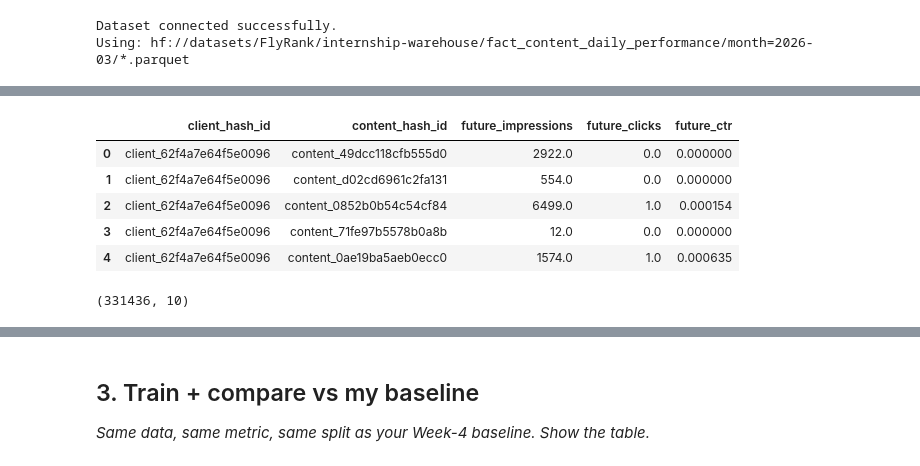
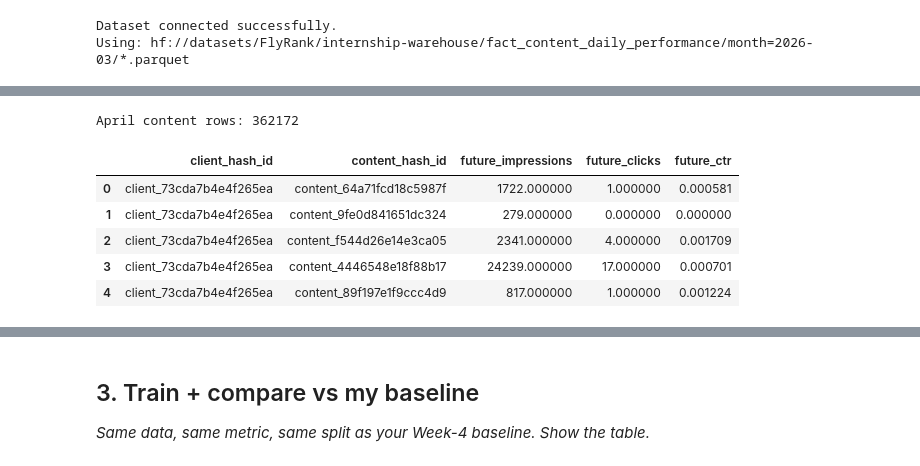
Before and after one commit to AliAlmasri7/FlyRank-ML, a Jupyter notebook: work/notebooks/w05_model.ipynb, the cells around one changed output, grey strips where cells are left out. Drawn from its saved outputs; the diff is of its cells as text; code cells hidden in the pictures.

```diff
--- a/work/notebooks/w05_model.ipynb
+++ b/work/notebooks/w05_model.ipynb
@@ -48,13 +24,26 @@ Likewise, future April performance variables must not be used as input features.
 # %%
+import os
+from pathlib import Path
+
 import duckdb
+import pandas as pd
 import numpy as np
-import pandas as pd
+import matplotlib.pyplot as plt
+
+from dotenv import load_dotenv
 
 from sklearn.ensemble import RandomForestRegressor
-from sklearn.metrics import mean_absolute_error, mean_squared_error, r2_score
+from sklearn.model_selection import train_test_split
+from sklearn.metrics import (
+    mean_absolute_error,
+    mean_squared_error,
+    r2_score
+)
+
 from scipy.stats import spearmanr
 
-import matplotlib.pyplot as plt
+pd.set_option("display.max_columns", 100)
+pd.set_option("display.float_format", lambda x: f"{x:.6f}")
 # %% [markdown]
 ### Data source
 
@@ -158,39 +199,35 @@ march_df.head()
 # %%
+april_path = (
+    f"{rel}/fact_content_daily_performance/"
+    f"month=2026-04/*.parquet"
+)
+
 april_df = con.sql(f"""
 SELECT
     client_hash_id,
     content_hash_id,
     SUM(gsc_impressions) AS future_impressions,
     SUM(gsc_clicks) AS future_clicks
-FROM read_parquet(
-    '{rel}/fact_content_daily_performance/month=2026-04/*.parquet'
-)
+FROM read_parquet('{april_path}')
 GROUP BY
     client_hash_id,
     content_hash_id
 """).df()
 
 april_df["future_ctr"] = (
     april_df["future_clicks"]
     / april_df["future_impressions"].replace(0, np.nan)
 )
 
+print("April content rows:", len(april_df))
+
 april_df.head()
 # %% [output]
+April content rows: 362172
 |  | client_hash_id | content_hash_id | future_impressions | future_clicks | future_ctr |
-| 0 | client_62f4a7e64f5e0096 | content_49dcc118cfb555d0 | 2922.0 | 0.0 | 0.000000 |
-| 1 | client_62f4a7e64f5e0096 | content_d02cd6961c2fa131 | 554.0 | 0.0 | 0.000000 |
-| 2 | client_62f4a7e64f5e0096 | content_0852b0b54c54cf84 | 6499.0 | 1.0 | 0.000154 |
-| 3 | client_62f4a7e64f5e0096 | content_71fe97b5578b0a8b | 12.0 | 0.0 | 0.000000 |
-| 4 | client_62f4a7e64f5e0096 | content_0ae19ba5aeb0ecc0 | 1574.0 | 1.0 | 0.000635 |
+| 0 | client_73cda7b4e4f265ea | content_64a71fcd18c5987f | 1722.000000 | 1.000000 | 0.000581 |
+| 1 | client_73cda7b4e4f265ea | content_9fe0d841651dc324 | 279.000000 | 0.000000 | 0.000000 |
+| 2 | client_73cda7b4e4f265ea | content_f544d26e14e3ca05 | 2341.000000 | 4.000000 | 0.001709 |
+| 3 | client_73cda7b4e4f265ea | content_4446548e18f88b17 | 24239.000000 | 17.000000 | 0.000701 |
+| 4 | client_73cda7b4e4f265ea | content_89f197e1f9ccc4d9 | 817.000000 | 1.000000 | 0.001224 |
-# %%
-model_df = march_df.merge(
-    april_df,
-    on=["client_hash_id", "content_hash_id"],
-    how="inner"
-)
-
-model_df.shape
-# %% [output]
-(331436, 10)
 # %%
```
Also changed, not shown: parts of 41 cells of this notebook.
